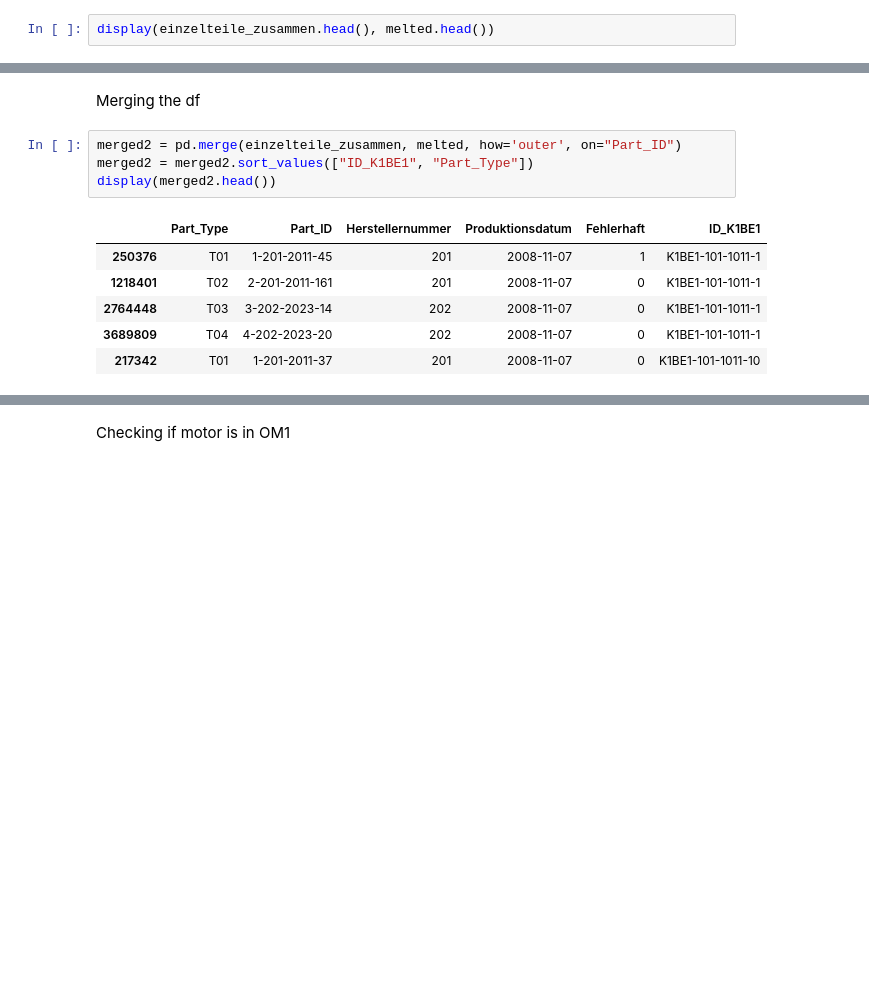
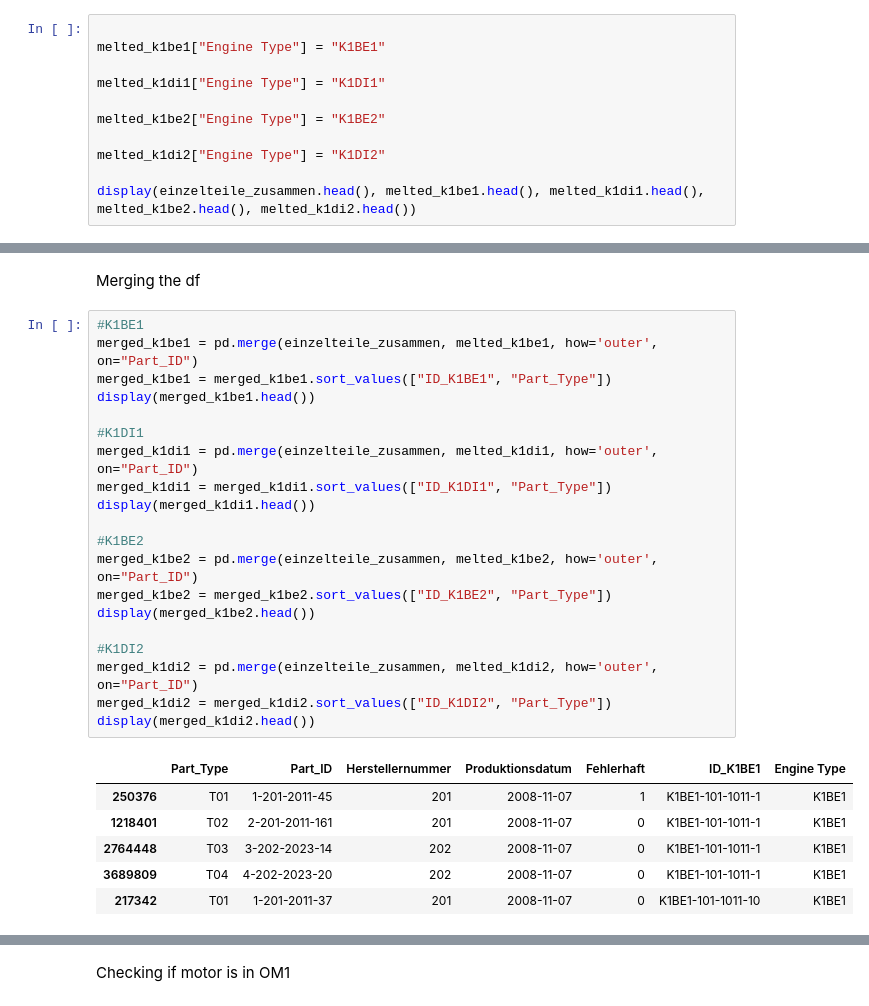
Before and after one commit to Teddy131/IDA-GROUP, a Jupyter notebook: final_data.ipynb, the cells around one changed output, grey strips where cells are left out. Drawn from its saved outputs; the diff is of its cells as text; blank space fills up the shorter version.

Commit message:
Update final_data.ipynb
final df layout ready, only need to clean the data for missing values

```diff
--- a/final_data.ipynb
+++ b/final_data.ipynb
@@ -170,5 +240,14 @@ display(melted.head())
 # %%
-display(einzelteile_zusammen.head(), melted.head())
+
+melted_k1be1["Engine Type"] = "K1BE1"
+
+melted_k1di1["Engine Type"] = "K1DI1"
+
+melted_k1be2["Engine Type"] = "K1BE2"
+
+melted_k1di2["Engine Type"] = "K1DI2"
+
+display(einzelteile_zusammen.head(), melted_k1be1.head(), melted_k1di1.head(), melted_k1be2.head(), melted_k1di2.head())
 # %% [output]
 |  | Part_Type | Part_ID | Herstellernummer | Produktionsdatum | Fehlerhaft |
 | 0 | T01 | 1-201-2011-247 | 201 | 2008-11-07 | 0 |
@@ -185,13 +282,29 @@ display(einzelteile_zusammen.head(), melted.head())
 # %% [markdown]
 Merging the df
 # %%
-merged2 = pd.merge(einzelteile_zusammen, melted, how='outer', on="Part_ID")
-merged2 = merged2.sort_values(["ID_K1BE1", "Part_Type"])
-display(merged2.head())
+#K1BE1
+merged_k1be1 = pd.merge(einzelteile_zusammen, melted_k1be1, how='outer', on="Part_ID")
+merged_k1be1 = merged_k1be1.sort_values(["ID_K1BE1", "Part_Type"])
+display(merged_k1be1.head())
+
+#K1DI1
+merged_k1di1 = pd.merge(einzelteile_zusammen, melted_k1di1, how='outer', on="Part_ID")
+merged_k1di1 = merged_k1di1.sort_values(["ID_K1DI1", "Part_Type"])
+display(merged_k1di1.head())
+
+#K1BE2
+merged_k1be2 = pd.merge(einzelteile_zusammen, melted_k1be2, how='outer', on="Part_ID")
+merged_k1be2 = merged_k1be2.sort_values(["ID_K1BE2", "Part_Type"])
+display(merged_k1be2.head())
+
+#K1DI2
+merged_k1di2 = pd.merge(einzelteile_zusammen, melted_k1di2, how='outer', on="Part_ID")
+merged_k1di2 = merged_k1di2.sort_values(["ID_K1DI2", "Part_Type"])
+display(merged_k1di2.head())
 # %% [output]
-|  | Part_Type | Part_ID | Herstellernummer | Produktionsdatum | Fehlerhaft | ID_K1BE1 |
-| 250376 | T01 | 1-201-2011-45 | 201 | 2008-11-07 | 1 | K1BE1-101-1011-1 |
-| 1218401 | T02 | 2-201-2011-161 | 201 | 2008-11-07 | 0 | K1BE1-101-1011-1 |
-| 2764448 | T03 | 3-202-2023-14 | 202 | 2008-11-07 | 0 | K1BE1-101-1011-1 |
-| 3689809 | T04 | 4-202-2023-20 | 202 | 2008-11-07 | 0 | K1BE1-101-1011-1 |
-| 217342 | T01 | 1-201-2011-37 | 201 | 2008-11-07 | 0 | K1BE1-101-1011-10 |
+|  | Part_Type | Part_ID | Herstellernummer | Produktionsdatum | Fehlerhaft | ID_K1BE1 | Engine Type |
+| 250376 | T01 | 1-201-2011-45 | 201 | 2008-11-07 | 1 | K1BE1-101-1011-1 | K1BE1 |
+| 1218401 | T02 | 2-201-2011-161 | 201 | 2008-11-07 | 0 | K1BE1-101-1011-1 | K1BE1 |
+| 2764448 | T03 | 3-202-2023-14 | 202 | 2008-11-07 | 0 | K1BE1-101-1011-1 | K1BE1 |
+| 3689809 | T04 | 4-202-2023-20 | 202 | 2008-11-07 | 0 | K1BE1-101-1011-1 | K1BE1 |
+| 217342 | T01 | 1-201-2011-37 | 201 | 2008-11-07 | 0 | K1BE1-101-1011-10 | K1BE1 |
```
Also changed, not shown: parts of 10 cells of this notebook.
